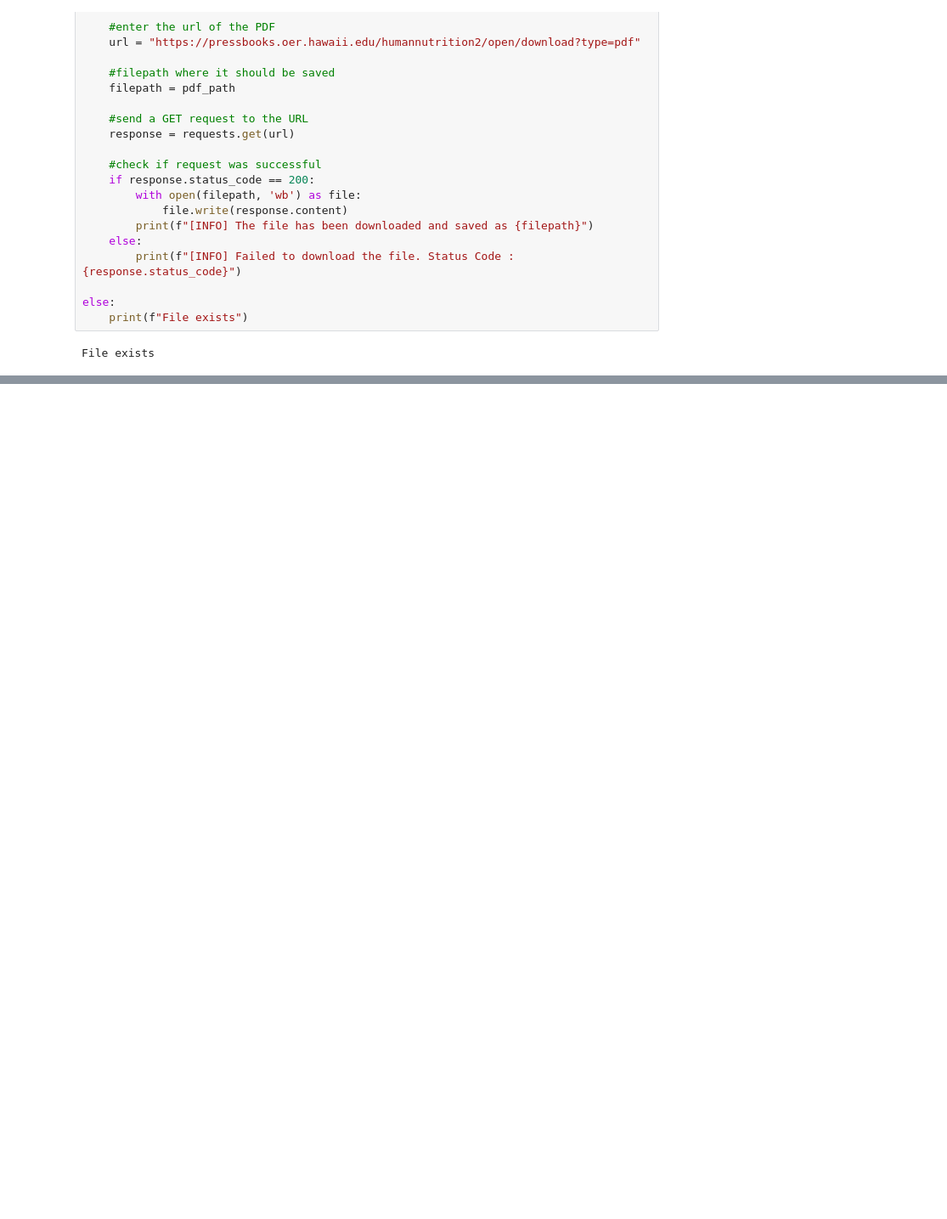
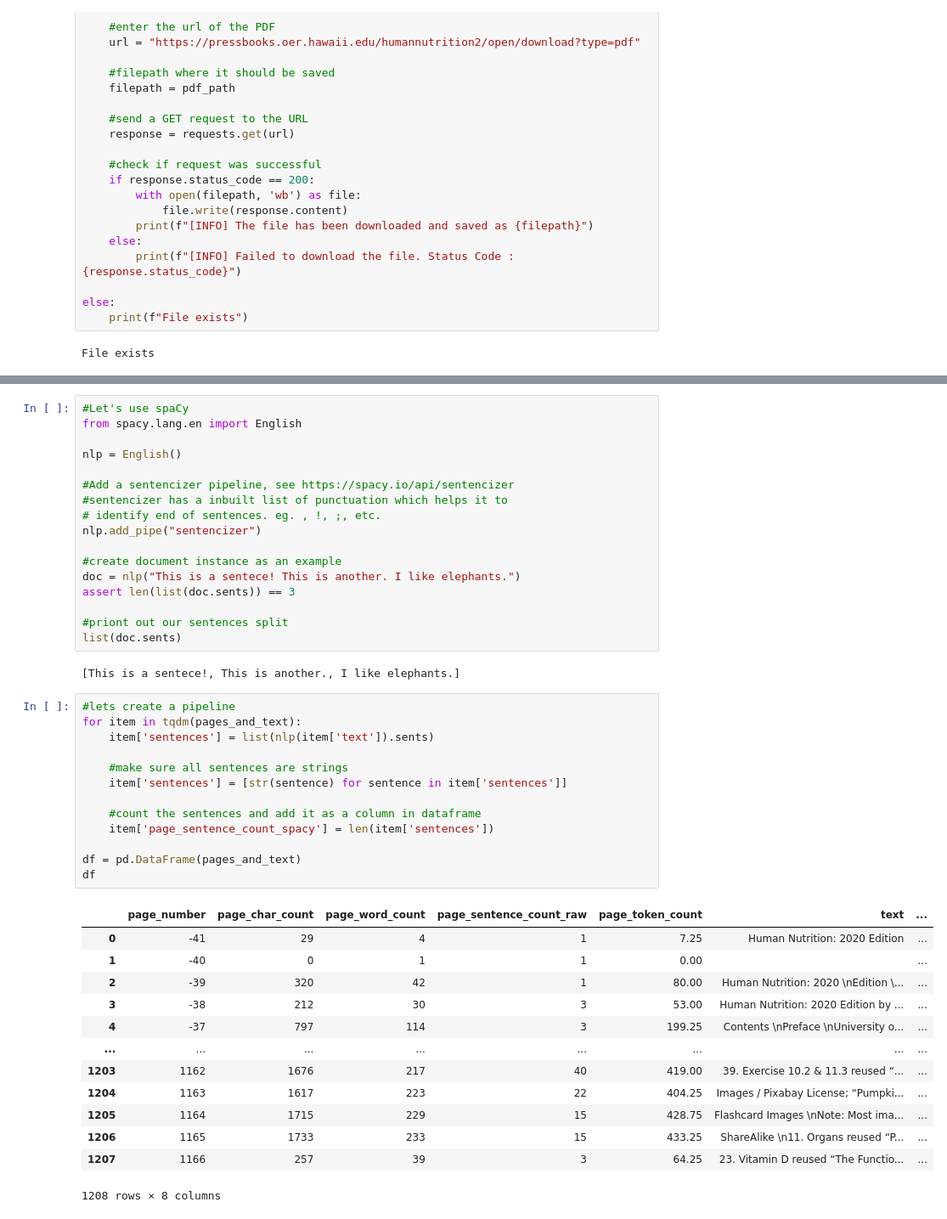
Before and after one commit to psycoplankton/RAG-from-scratch, a Jupyter notebook: rag.ipynb, the cells around one changed output, grey strips where cells are left out. Shown at 85% size. Saved outputs shown, nothing was run; the diff lists cells and outputs as text; blank space fills up the shorter version.

```diff
--- a/rag.ipynb
+++ b/rag.ipynb
@@ -75,0 +233,46 @@ File exists
+# %%
+#Let's use spaCy
+from spacy.lang.en import English
+
+nlp = English()
+
+#Add a sentencizer pipeline, see https://spacy.io/api/sentencizer
+#sentencizer has a inbuilt list of punctuation which helps it to
+# identify end of sentences. eg. , !, ;, etc.
+nlp.add_pipe("sentencizer")
+
+#create document instance as an example
+doc = nlp("This is a sentece! This is another. I like elephants.")
+assert len(list(doc.sents)) == 3
+
+#priont out our sentences split
+list(doc.sents)
+# %% [output]
+[This is a sentece!, This is another., I like elephants.]
+# %%
+#lets create a pipeline
+for item in tqdm(pages_and_text):
+    item['sentences'] = list(nlp(item['text']).sents)
+
+    #make sure all sentences are strings
+    item['sentences'] = [str(sentence) for sentence in item['sentences']]
+
+    #count the sentences and add it as a column in dataframe
+    item['page_sentence_count_spacy'] = len(item['sentences'])
+
+df = pd.DataFrame(pages_and_text)
+df
+# %% [output]
+|  | page_number | page_char_count | page_word_count | page_sentence_count_raw | page_token_count | text | ... |
+| 0 | -41 | 29 | 4 | 1 | 7.25 | Human Nutrition: 2020 Edition | ... |
+| 1 | -40 | 0 | 1 | 1 | 0.00 |  | ... |
+| 2 | -39 | 320 | 42 | 1 | 80.00 | Human Nutrition: 2020 \nEdition \... | ... |
+| 3 | -38 | 212 | 30 | 3 | 53.00 | Human Nutrition: 2020 Edition by ... | ... |
+| 4 | -37 | 797 | 114 | 3 | 199.25 | Contents \nPreface \nUniversity o... | ... |
+| ... | ... | ... | ... | ... | ... | ... | ... |
+| 1203 | 1162 | 1676 | 217 | 40 | 419.00 | 39. Exercise 10.2 & 11.3 reused “... | ... |
+| 1204 | 1163 | 1617 | 223 | 22 | 404.25 | Images / Pixabay License; “Pumpki... | ... |
+| 1205 | 1164 | 1715 | 229 | 15 | 428.75 | Flashcard Images \nNote: Most ima... | ... |
+| 1206 | 1165 | 1733 | 233 | 15 | 433.25 | ShareAlike \n11. Organs reused “P... | ... |
+| 1207 | 1166 | 257 | 39 | 3 | 64.25 | 23. Vitamin D reused “The Functio... | ... |
+1208 rows × 8 columns
```
Also changed, not shown: parts of 20 cells of this notebook.
